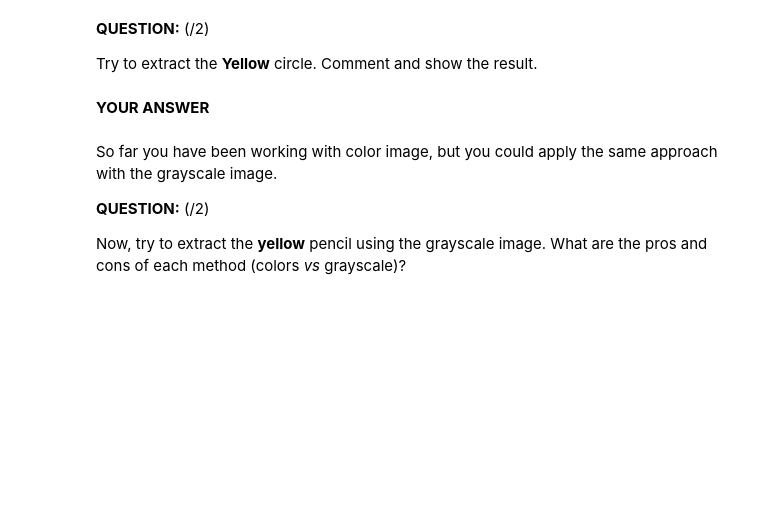
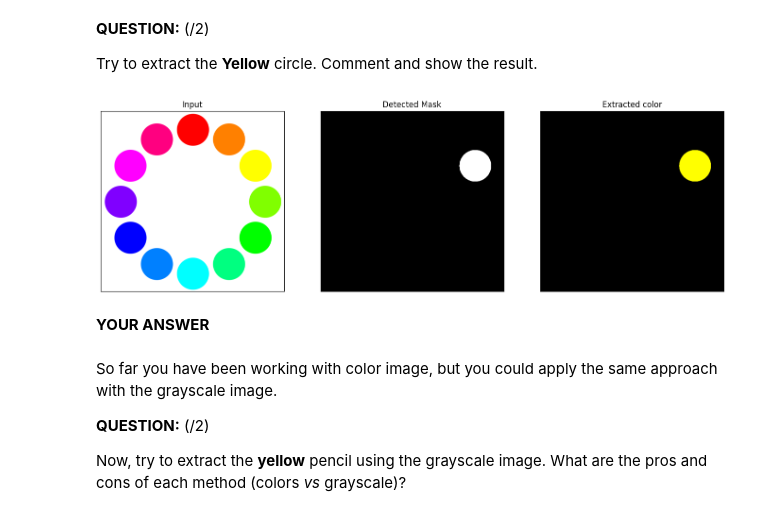
Before and after one commit to SeifLabib/Lab-in-Signal-Image-Processing, a Jupyter notebook: Lab1/01_introduction_image_processing_2024.ipynb, the cells around one changed output. Drawn from its saved outputs; the diff is of its cells as text; code cells hidden in the pictures; blank space fills up the shorter version.

```diff
--- a/Lab1/01_introduction_image_processing_2024.ipynb
+++ b/Lab1/01_introduction_image_processing_2024.ipynb
@@ -206,22 +275,29 @@ print( 'HSV component {}'.format(hsv_red))
 Try to extract the **Yellow** circle. Comment and show the result.
 # %%
 # 1. Read input
-img = cv.imread(os.path.join('..','data', 'circles_color.png'))
+img = cv.imread(os.path.join('data', 'circles_color.png'))
 
 # 2. Extract yellow color in HSV
 
 ### Your code here ###
+lower = np.asarray([30, 255, 100])
+upper = np.asarray([30, 255, 255])
+
+im, mask = threshold_bgr_image(img, lower,upper)
+
 
 
 # 3. Display using subplots
 fig, ax = plt.subplots(1, 3, figsize=(17, 9))
 display_image(img, axes=ax[0])
 ax[0].set_title('Input')
 display_image(mask, axes=ax[1], cmap='gray')
 ax[1].set_title('Detected Mask')
 display_image(im, axes=ax[2])
 ax[2].set_title('Extracted color')
 plt.show()
+# %% [output]
+[figure, added]
 # %% [markdown]
 **YOUR ANSWER**
 # %% [markdown]
```
Also changed, not shown: parts of 15 cells of this notebook.
